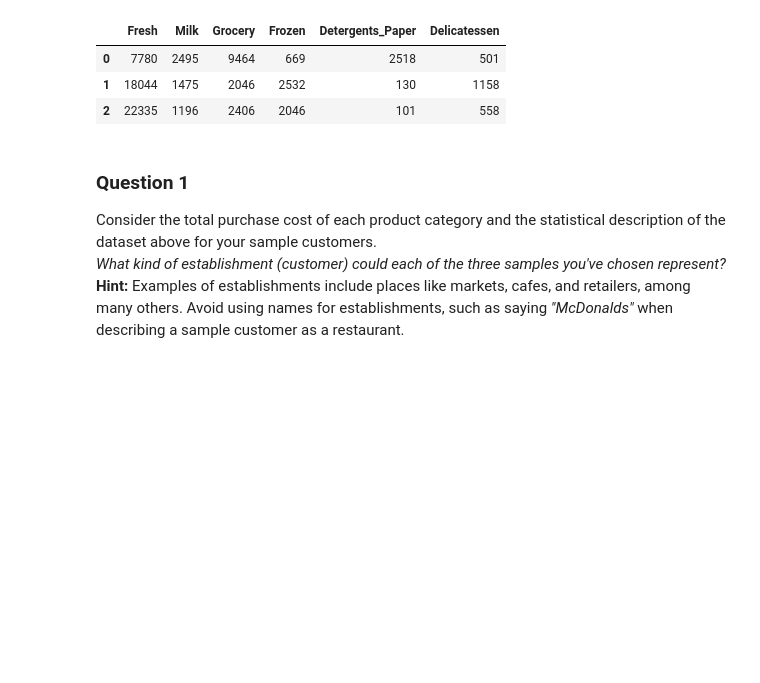
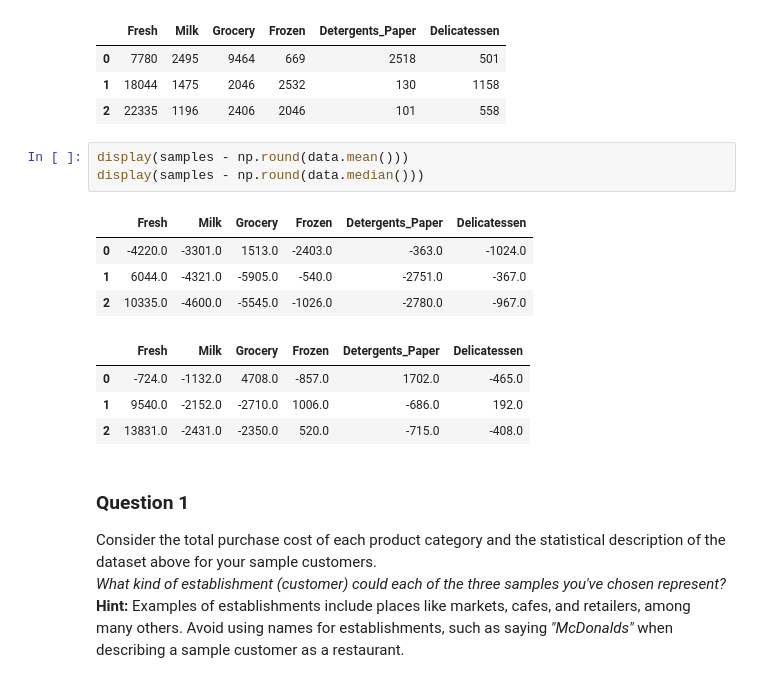
Before and after one commit to iamandicip/ml_projects, a Jupyter notebook: customer_segments/customer_segments.ipynb, the cells around one changed output. Saved outputs shown, nothing was run; the diff lists cells and outputs as text; blank space fills up the shorter version.

```diff
--- a/customer_segments/customer_segments.ipynb
+++ b/customer_segments/customer_segments.ipynb
@@ -72,6 +72,18 @@ Chosen samples of wholesale customers dataset:
 | 0 | 7780 | 2495 | 9464 | 669 | 2518 | 501 |
 | 1 | 18044 | 1475 | 2046 | 2532 | 130 | 1158 |
 | 2 | 22335 | 1196 | 2406 | 2046 | 101 | 558 |
+# %%
+display(samples - np.round(data.mean()))
+display(samples - np.round(data.median()))
+# %% [output]
+|  | Fresh | Milk | Grocery | Frozen | Detergents_Paper | Delicatessen |
+| 0 | -4220.0 | -3301.0 | 1513.0 | -2403.0 | -363.0 | -1024.0 |
+| 1 | 6044.0 | -4321.0 | -5905.0 | -540.0 | -2751.0 | -367.0 |
+| 2 | 10335.0 | -4600.0 | -5545.0 | -1026.0 | -2780.0 | -967.0 |
+|  | Fresh | Milk | Grocery | Frozen | Detergents_Paper | Delicatessen |
+| 0 | -724.0 | -1132.0 | 4708.0 | -857.0 | 1702.0 | -465.0 |
+| 1 | 9540.0 | -2152.0 | -2710.0 | 1006.0 | -686.0 | 192.0 |
+| 2 | 13831.0 | -2431.0 | -2350.0 | 520.0 | -715.0 | -408.0 |
 # %% [markdown]
 ### Question 1
 Consider the total purchase cost of each product category and the statistical description of the dataset above for your sample customers.
```
Also changed, not shown: parts of 14 cells of this notebook, 1 other file.
